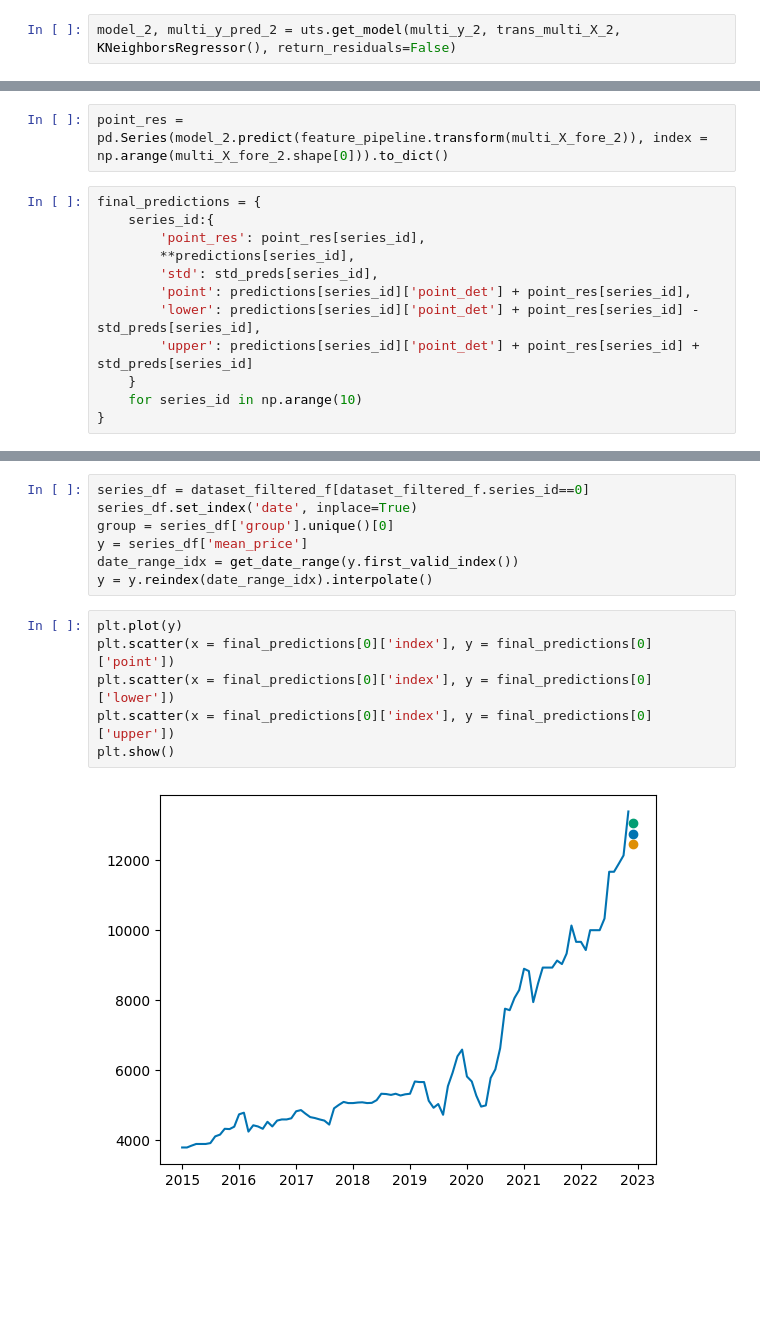
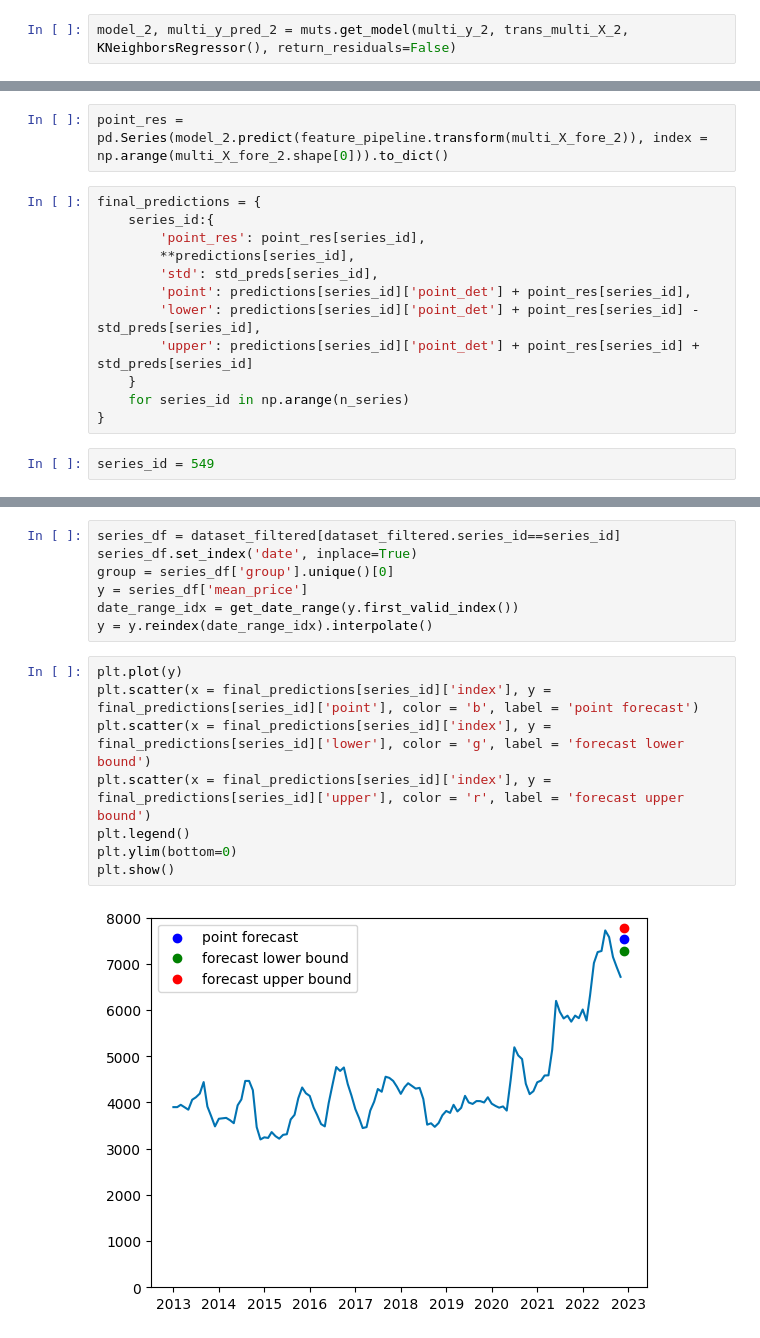
Before and after one commit to feligones/colombian_food_prices, a Jupyter notebook: notebooks/multi_ts_forecast.ipynb, the cells around one changed output, grey strips where cells are left out. Drawn from its saved outputs; the diff is of its cells as text; blank space fills up the shorter version.

```diff
--- a/notebooks/multi_ts_forecast.ipynb
+++ b/notebooks/multi_ts_forecast.ipynb
@@ -132,7 +125,7 @@ ColumnTransformer(transformers=[('group_onehot',
 # %%
 trans_multi_X_2 = feature_pipeline.transform(multi_X_2)
 # %%
-model_2, multi_y_pred_2 = uts.get_model(multi_y_2, trans_multi_X_2, KNeighborsRegressor(), return_residuals=False)
+model_2, multi_y_pred_2 = muts.get_model(multi_y_2, trans_multi_X_2, KNeighborsRegressor(), return_residuals=False)
 # %%
 multi_y_pred_1.shape
 # %% [output]
@@ -159,6 +152,8 @@ final_predictions = {
         'lower': predictions[series_id]['point_det'] + point_res[series_id] - std_preds[series_id],
         'upper': predictions[series_id]['point_det'] + point_res[series_id] + std_preds[series_id]
     }
-    for series_id in np.arange(10)
+    for series_id in np.arange(n_series)
 }
+# %%
+series_id = 549
 # %%
@@ -174,5 +169,5 @@ final_predictions[0]
 # %%
-series_df = dataset_filtered_f[dataset_filtered_f.series_id==0]
+series_df = dataset_filtered[dataset_filtered.series_id==series_id]
 series_df.set_index('date', inplace=True)
 group = series_df['group'].unique()[0]
 y = series_df['mean_price']
@@ -180,9 +175,11 @@ date_range_idx = get_date_range(y.first_valid_index())
 y = y.reindex(date_range_idx).interpolate()
 # %%
 plt.plot(y)
-plt.scatter(x = final_predictions[0]['index'], y = final_predictions[0]['point'])
-plt.scatter(x = final_predictions[0]['index'], y = final_predictions[0]['lower'])
-plt.scatter(x = final_predictions[0]['index'], y = final_predictions[0]['upper'])
+plt.scatter(x = final_predictions[series_id]['index'], y = final_predictions[series_id]['point'], color = 'b', label = 'point forecast')
+plt.scatter(x = final_predictions[series_id]['index'], y = final_predictions[series_id]['lower'], color = 'g', label = 'forecast lower bound')
+plt.scatter(x = final_predictions[series_id]['index'], y = final_predictions[series_id]['upper'], color = 'r', label = 'forecast upper bound')
+plt.legend()
+plt.ylim(bottom=0)
 plt.show()
 # %% [output]
-[figure, old version]
+[figure, new version]
```
Also changed, not shown: parts of 38 cells of this notebook, 13 other files.
